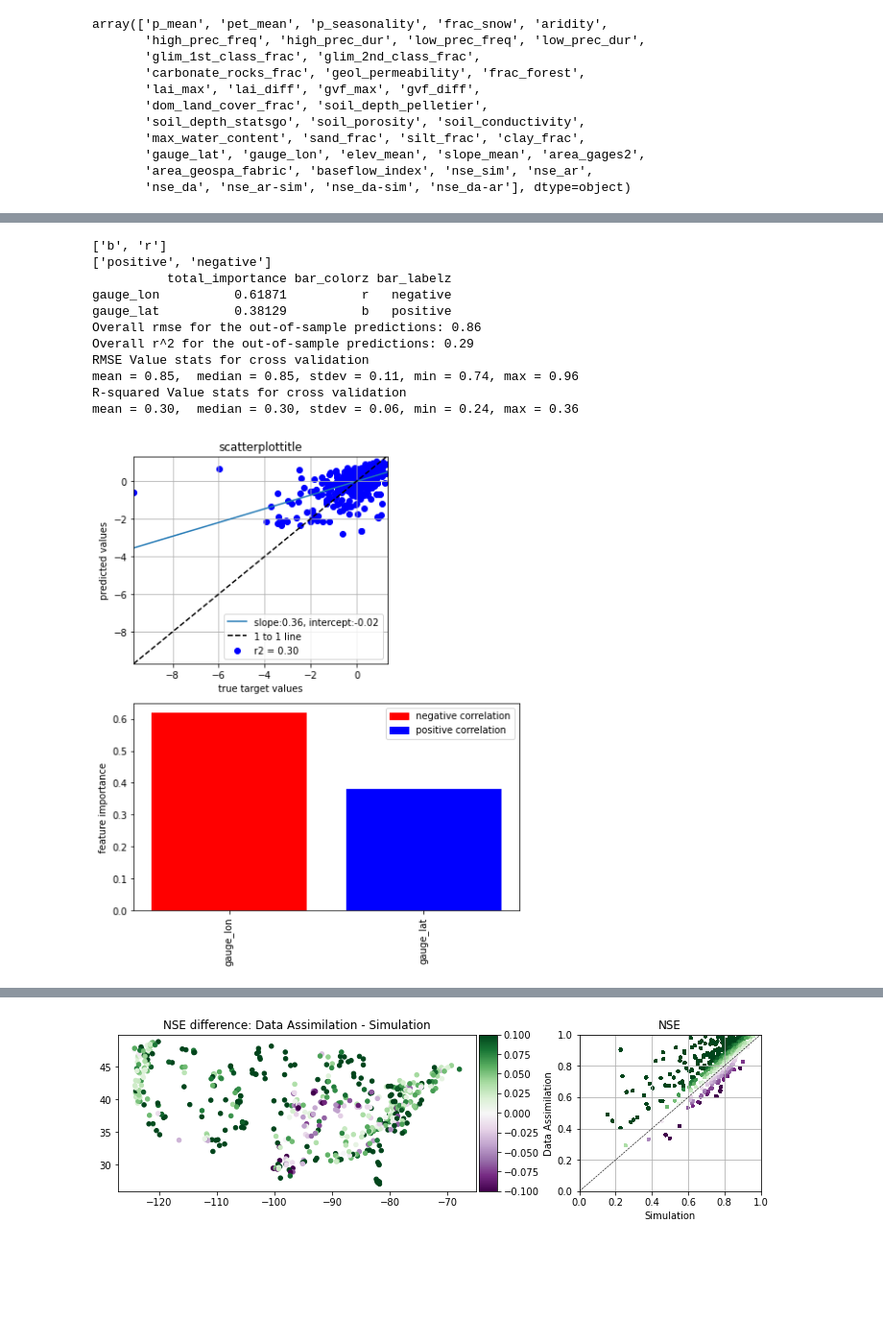
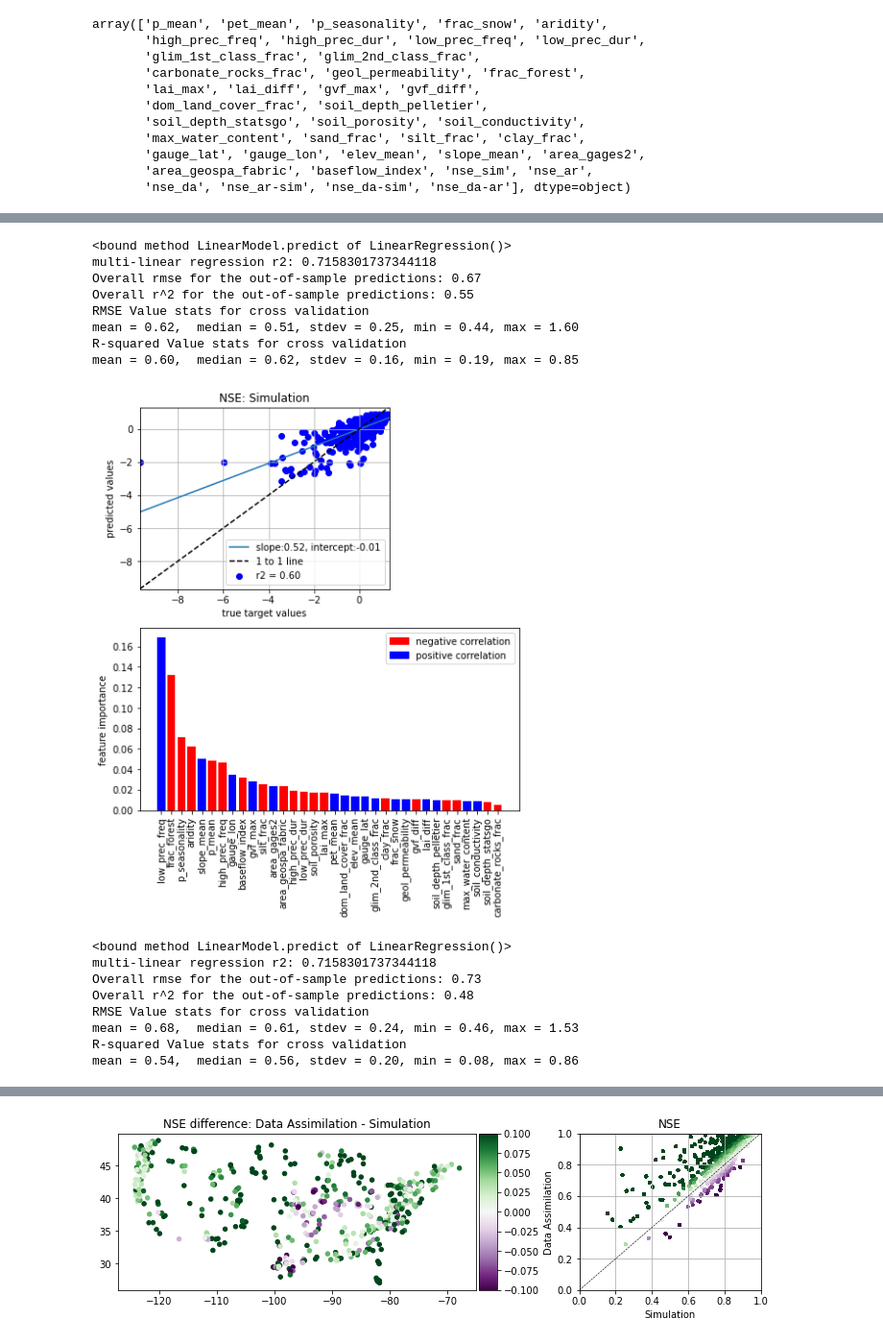
Before and after one commit to jmframe/lstm-da-analysis, a Jupyter notebook: assimilation_analysis_jmframe.ipynb, the cells around one changed output, grey strips where cells are left out. Shown at 96% size. Cells and saved outputs as stored; diff of their text form; code cells hidden in the pictures; blank space fills up the shorter version.

```diff
--- a/assimilation_analysis_jmframe.ipynb
+++ b/assimilation_analysis_jmframe.ipynb
@@ -222,6 +337,9 @@ def cross_val_rf(X,y,feature_list,kf,ynormal=False,
     lr = LinearRegression()
     lr.fit(X, y)
     linear_coefficients = lr.coef_
+    print(lr.predict)
+    slope, intercept, overall_r_value, _, _ = scipy.stats.linregress(y, lr.predict())
+    print('multi-linear regression r2:', overall_r_value)
     bar_colorz=list(np.where(lr.coef_>0, 'b', 'r'))
     bar_labelz=list(np.where(lr.coef_>0, 'positive', 'negative'))
     feature_importances.loc[:, 'bar_colorz'] = bar_colorz
@@ -342,26 +548,34 @@ plt.legend(handles, labels)
 # %%
 # Make a dictionary for all the X, y values
-regressor_attributes = ['gauge_lat', 'gauge_lon']
+regressor_attributes = df.columns.values[:-6]
 feature_list_short = []
 target='nse_sim'
 ynormal = True
 X, y = set_X_y(df, regressor_attributes, target, xnormal=True, ynormal=ynormal)
 
-kf = KFold(n_splits=2, shuffle=True)
+kf = KFold(n_splits=20, shuffle=True)
 y_hat, rmse, r2, feature_importance = cross_val_rf(X,y,regressor_attributes,kf,
                 ynormal=ynormal, n_estimators=1000,random_state=100,
                 criterion='mse', min_samples_leaf=1, min_samples_split=2, max_depth=None,
-                min_weight_fraction_leaf=0)
+                min_weight_fraction_leaf=0, title='NSE: Simulation',
+                filename='corr_simulation')
+y_hat, rmse, r2, feature_importance = cross_val_rf(X,y,regressor_attributes,kf,ynormal=ynormal,
+                                                   title='Linear regression, Simulation')
 # %% [output]
-['b', 'r']
-['positive', 'negative']
-          total_importance bar_colorz bar_labelz
-gauge_lon          0.61871          r   negative
-gauge_lat          0.38129          b   positive
-Overall rmse for the out-of-sample predictions: 0.86
-Overall r^2 for the out-of-sample predictions: 0.29
+<bound method LinearModel.predict of LinearRegression()>
+multi-linear regression r2: 0.7158301737344118
+Overall rmse for the out-of-sample predictions: 0.67
+Overall r^2 for the out-of-sample predictions: 0.55
 RMSE Value stats for cross validation
-mean = 0.85,  median = 0.85, stdev = 0.11, min = 0.74, max = 0.96
+mean = 0.62,  median = 0.51, stdev = 0.25, min = 0.44, max = 1.60
 R-squared Value stats for cross validation
-mean = 0.30,  median = 0.30, stdev = 0.06, min = 0.24, max = 0.36
+mean = 0.60,  median = 0.62, stdev = 0.16, min = 0.19, max = 0.85
-[figure, old version]
+[figure, new version]
+<bound method LinearModel.predict of LinearRegression()>
+multi-linear regression r2: 0.7158301737344118
+Overall rmse for the out-of-sample predictions: 0.73
+Overall r^2 for the out-of-sample predictions: 0.48
+RMSE Value stats for cross validation
+mean = 0.68,  median = 0.61, stdev = 0.24, min = 0.46, max = 1.53
+R-squared Value stats for cross validation
+mean = 0.54,  median = 0.56, stdev = 0.20, min = 0.08, max = 0.86
```
Also changed, not shown: parts of 15 cells of this notebook.
